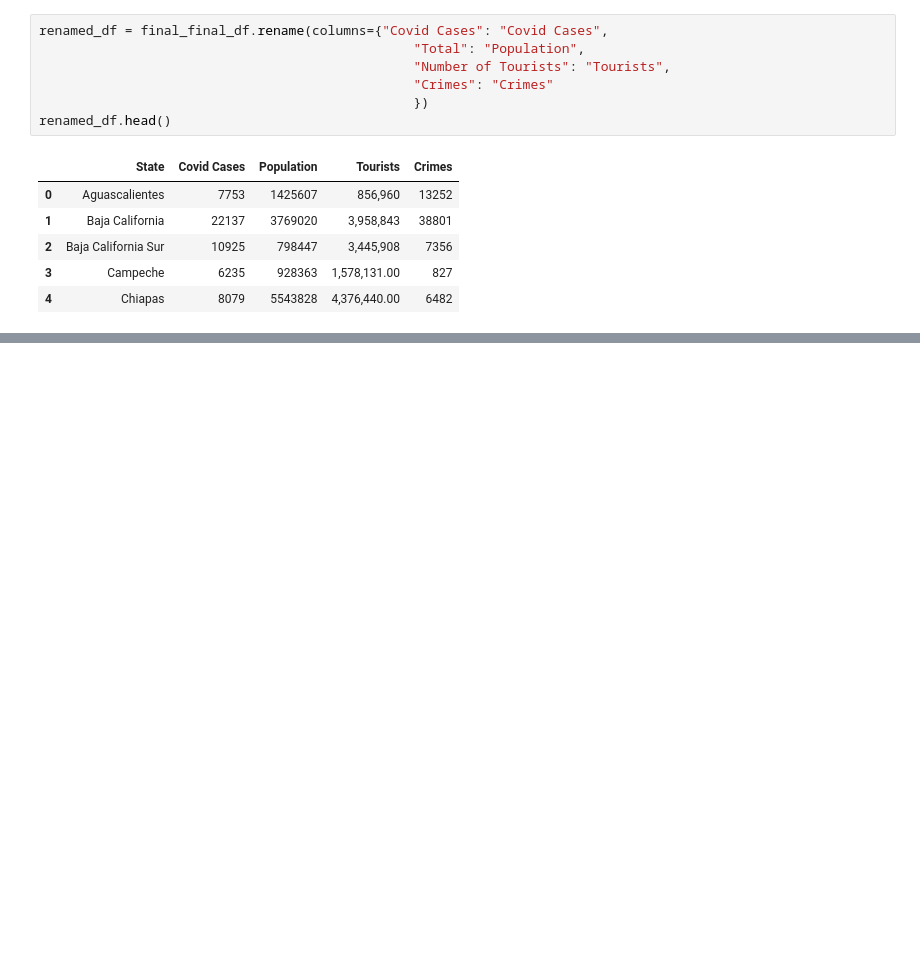
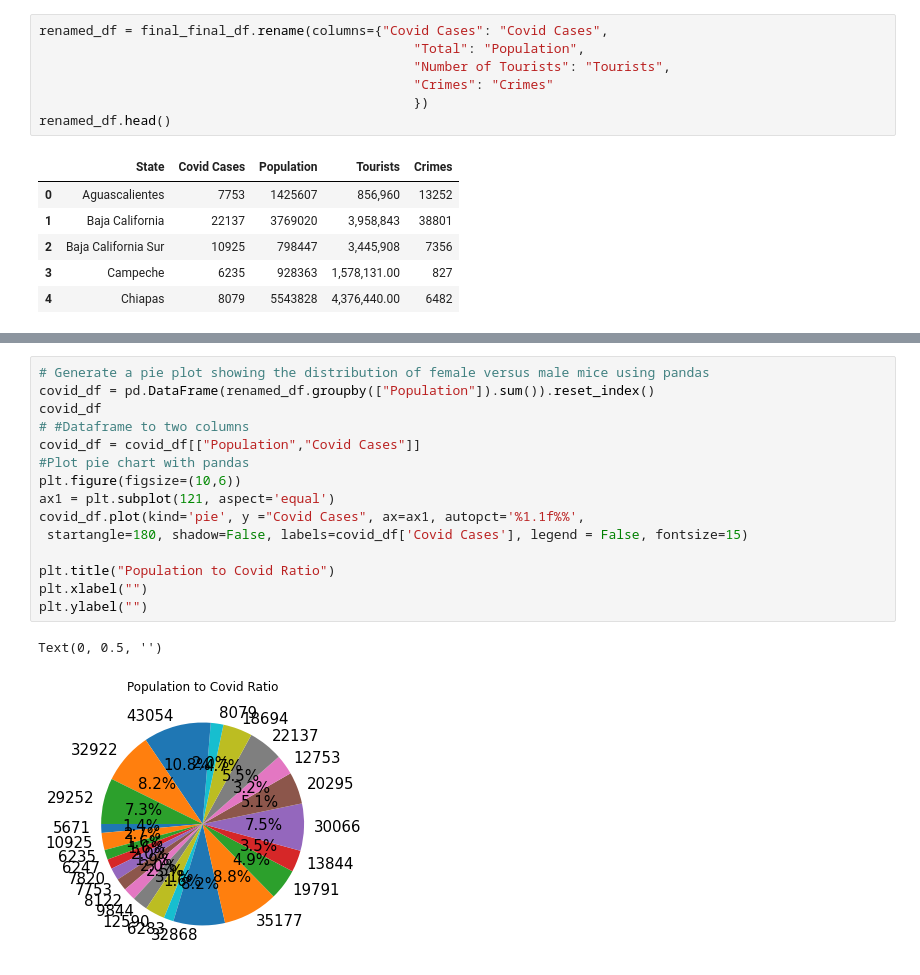
Before and after one commit to robmir22/Project1_Pygmalion, a Jupyter notebook: Project_Pygmalion.ipynb, the cells around one changed output, grey strips where cells are left out. Drawn from its saved outputs; the diff is of its cells as text; blank space fills up the shorter version.

```diff
--- a/Project_Pygmalion.ipynb
+++ b/Project_Pygmalion.ipynb
@@ -214,0 +374,18 @@ renamed_df.head()
+# %%
+# Generate a pie plot showing the distribution of female versus male mice using pandas
+covid_df = pd.DataFrame(renamed_df.groupby(["Population"]).sum()).reset_index()
+covid_df
+# #Dataframe to two columns
+covid_df = covid_df[["Population","Covid Cases"]]
+#Plot pie chart with pandas
+plt.figure(figsize=(10,6))
+ax1 = plt.subplot(121, aspect='equal')
+covid_df.plot(kind='pie', y ="Covid Cases", ax=ax1, autopct='%1.1f%%',
+ startangle=180, shadow=False, labels=covid_df['Covid Cases'], legend = False, fontsize=15)
+
+plt.title("Population to Covid Ratio")
+plt.xlabel("")
+plt.ylabel("")
+# %% [output]
+Text(0, 0.5, '')
+[figure, added]
```
Also changed, not shown: parts of 15 cells of this notebook.
